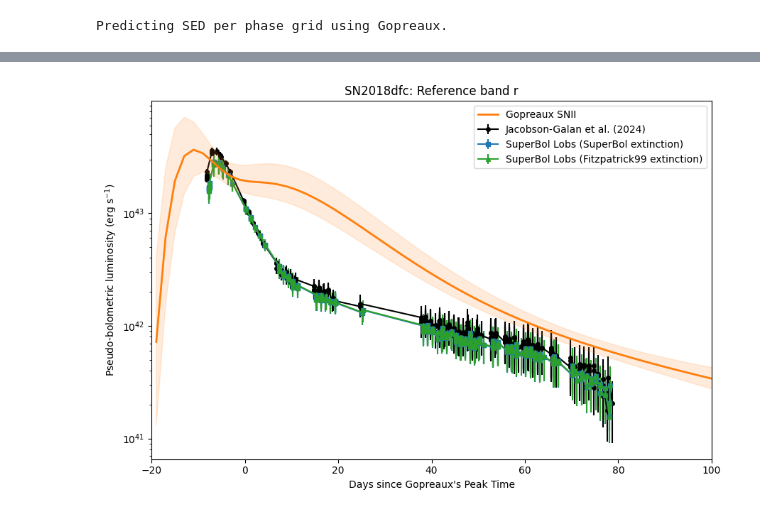
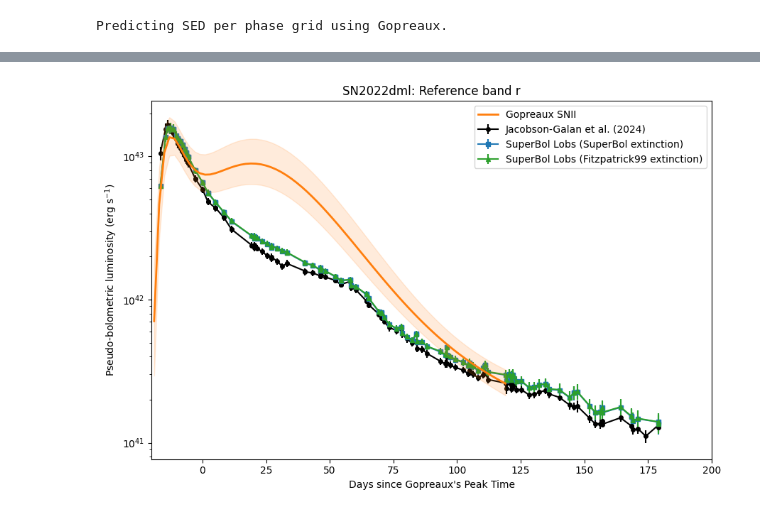
Before and after one commit to Somayeh91/data_driven_bolometric_lc, a Jupyter notebook: notebooks/JacobsonGalan_SuperBol_Gopreaux_comparison_V1.ipynb, the cells around one changed output, grey strips where cells are left out. Saved outputs shown, nothing was run; the diff lists cells and outputs as text; code cells hidden in the pictures.

```diff
--- a/notebooks/JacobsonGalan_SuperBol_Gopreaux_comparison_V1.ipynb
+++ b/notebooks/JacobsonGalan_SuperBol_Gopreaux_comparison_V1.ipynb
@@ -24,7 +24,7 @@ os.chdir(_repo)
 for _path in (_repo, _repo / "run_files", _repo.parent / "gopreaux" / "src"):
     if str(_path) not in sys.path: sys.path.insert(0, str(_path))
 # %%
-SN_NAME = "SN2018dfc"
+SN_NAME = "SN2022dml"
 PHOTOMETRY_SOURCE = "JacobsonGalan"  # "JacobsonGalan" or "Gopreaux"
 FILTERS = None
 PHASE_MIN = 0
@@ -712,28 +731,28 @@ gopreaux_t_shift =  gopreaux_sn.info['peak_mjd'] - first_light_mjd
 # %%
 fig, ax = plt.subplots(figsize=(9, 6))
 ax.errorbar(literature["phase_from_first_observation_days"]-gopreaux_t_shift, literature["bol_lum_erg_s"],
             yerr=literature["bol_lum_err_erg_s"], fmt="o-", color="black",
             ms=4, label="Jacobson-Galan et al. (2024)")
 ax.errorbar(superbol_lc["phase"]-gopreaux_t_shift, superbol_lc["Lobs"],
             yerr=superbol_lc["Lobs_error"], fmt="s-", color="tab:blue",
             ms=4, label="SuperBol Lobs (SuperBol extinction)")
 ax.errorbar(superbol_lc_f99["phase"]-gopreaux_t_shift, superbol_lc_f99["Lobs"],
             yerr=superbol_lc_f99["Lobs_error"], fmt="^-", color="tab:green",
             ms=4, label="SuperBol Lobs (Fitzpatrick99 extinction)")
 ax.plot(bol_lc_all[SN_NAME]['phases'], bol_lc_all[SN_NAME]['L_bol'],
         color="tab:orange", lw=2, label=f"Gopreaux {model_subtype}", zorder=11)
 ax.fill_between(bol_lc_all[SN_NAME]['phases'], bol_lc_all[SN_NAME]['L_bol_lower'],
                 bol_lc_all[SN_NAME]['L_bol_upper'], color="tab:orange", alpha=0.15, zorder=18)
 
 ax.set_yscale("log")
 ax.set_xlabel("Days since Gopreaux's Peak Time")
 ax.set_ylabel(r"Pseudo-bolometric luminosity (erg s$^{-1}$)")
 ax.set_title(f"{SN_NAME}: Reference band {reference_filter}")
 ax.legend()
-ax.set_xlim(-20, 100)
+ax.set_xlim(-20, 200)
 plt.tight_layout()
 figure_file = run_dir / f"{SN_NAME}_JacobsonGalan_SuperBol_Gopreaux_comparison.png"
 fig.savefig(figure_file, dpi=180)
 plt.show()
 # %% [output]
-[figure, old version]
+[figure, new version]
```
Also changed, not shown: parts of 13 cells of this notebook.
